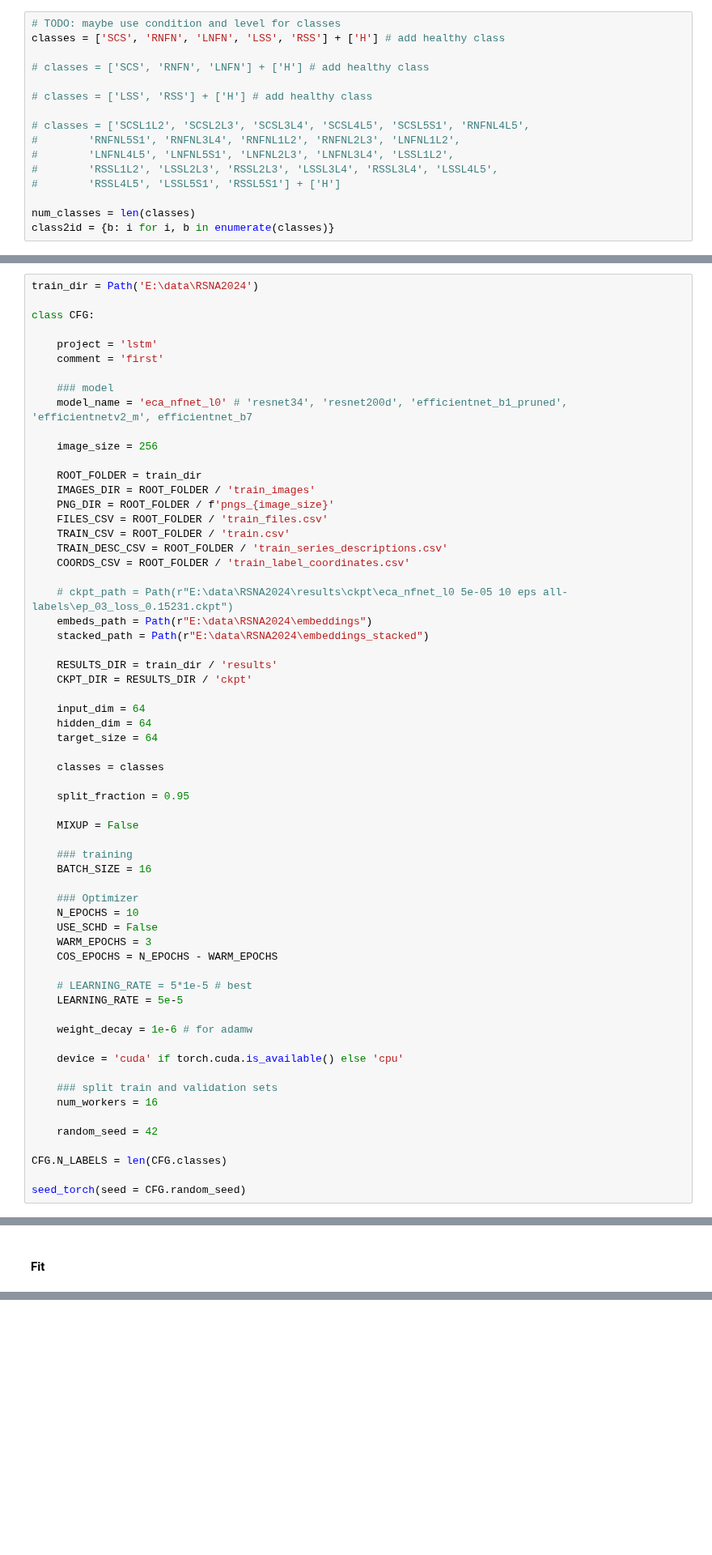
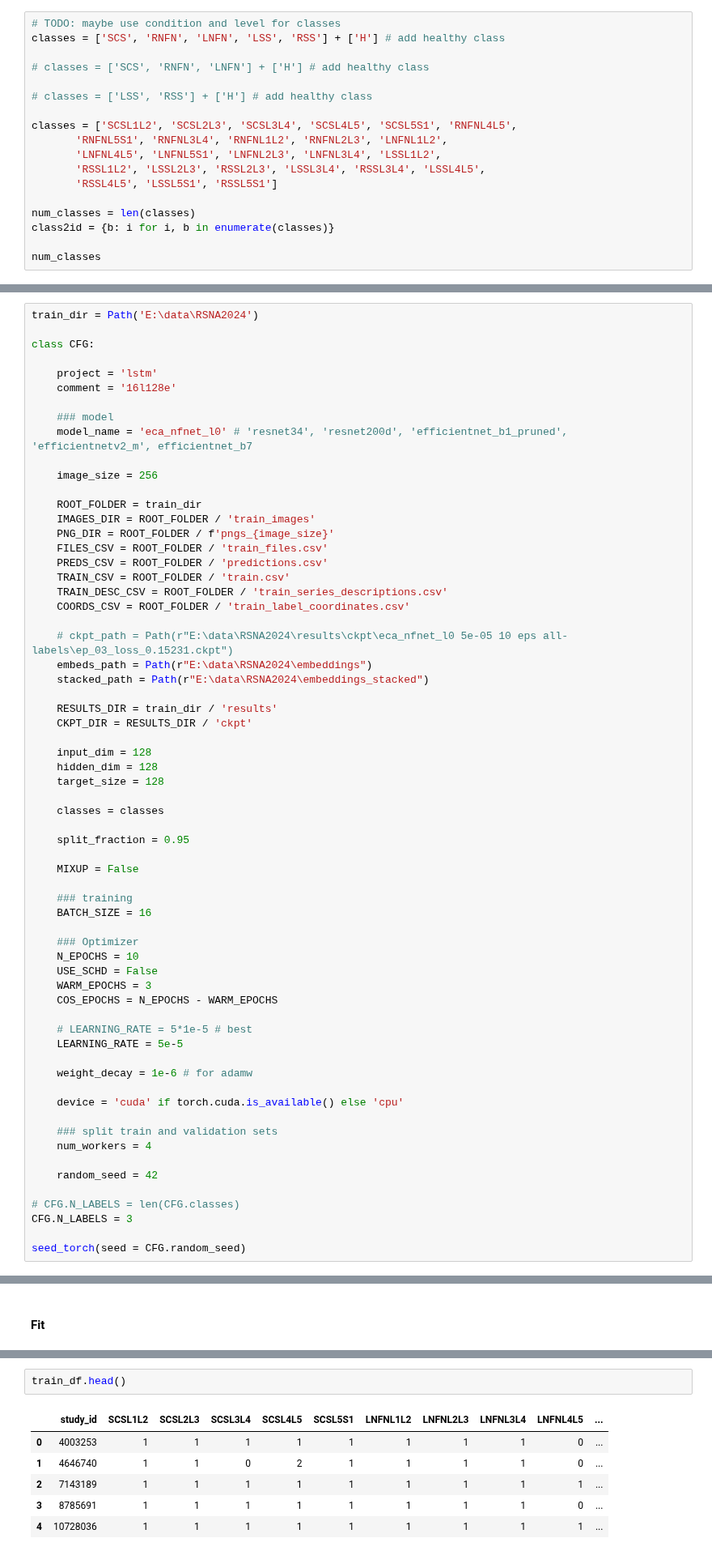
Before and after one commit to rosulucian/deep_learning_playground, a Jupyter notebook: kaggle/RSNA/rnn.ipynb, the cells around one changed output, grey strips where cells are left out. Shown at 81% size. Saved outputs shown, nothing was run; the diff lists cells and outputs as text; blank space fills up the shorter version.

```diff
--- a/kaggle/RSNA/rnn.ipynb
+++ b/kaggle/RSNA/rnn.ipynb
@@ -79,11 +82,13 @@ classes = ['SCS', 'RNFN', 'LNFN', 'LSS', 'RSS'] + ['H'] # add healthy class
 
 # classes = ['LSS', 'RSS'] + ['H'] # add healthy class
 
-# classes = ['SCSL1L2', 'SCSL2L3', 'SCSL3L4', 'SCSL4L5', 'SCSL5S1', 'RNFNL4L5',
-#        'RNFNL5S1', 'RNFNL3L4', 'RNFNL1L2', 'RNFNL2L3', 'LNFNL1L2',
-#        'LNFNL4L5', 'LNFNL5S1', 'LNFNL2L3', 'LNFNL3L4', 'LSSL1L2',
-#        'RSSL1L2', 'LSSL2L3', 'RSSL2L3', 'LSSL3L4', 'RSSL3L4', 'LSSL4L5',
-#        'RSSL4L5', 'LSSL5S1', 'RSSL5S1'] + ['H']
+classes = ['SCSL1L2', 'SCSL2L3', 'SCSL3L4', 'SCSL4L5', 'SCSL5S1', 'RNFNL4L5',
+       'RNFNL5S1', 'RNFNL3L4', 'RNFNL1L2', 'RNFNL2L3', 'LNFNL1L2',
+       'LNFNL4L5', 'LNFNL5S1', 'LNFNL2L3', 'LNFNL3L4', 'LSSL1L2',
+       'RSSL1L2', 'LSSL2L3', 'RSSL2L3', 'LSSL3L4', 'RSSL3L4', 'LSSL4L5',
+       'RSSL4L5', 'LSSL5S1', 'RSSL5S1']
 
 num_classes = len(classes)
 class2id = {b: i for i, b in enumerate(classes)}
+
+num_classes
@@ -93,7 +100,7 @@ train_dir = Path('E:\data\RSNA2024')
 class CFG:
 
     project = 'lstm'
-    comment = 'first'
+    comment = '16l128e'
 
     ### model
     model_name = 'eca_nfnet_l0' # 'resnet34', 'resnet200d', 'efficientnet_b1_pruned', 'efficientnetv2_m', efficientnet_b7
@@ -104,6 +111,7 @@ class CFG:
     IMAGES_DIR = ROOT_FOLDER / 'train_images'
     PNG_DIR = ROOT_FOLDER / f'pngs_{image_size}'
     FILES_CSV = ROOT_FOLDER / 'train_files.csv'
+    PREDS_CSV = ROOT_FOLDER / 'predictions.csv'
     TRAIN_CSV = ROOT_FOLDER / 'train.csv'
     TRAIN_DESC_CSV = ROOT_FOLDER / 'train_series_descriptions.csv'
     COORDS_CSV = ROOT_FOLDER / 'train_label_coordinates.csv'
@@ -115,9 +123,9 @@ class CFG:
     RESULTS_DIR = train_dir / 'results'
     CKPT_DIR = RESULTS_DIR / 'ckpt'
 
-    input_dim = 64
-    hidden_dim = 64
-    target_size = 64
+    input_dim = 128
+    hidden_dim = 128
+    target_size = 128
 
     classes = classes
 
@@ -142,11 +150,12 @@ class CFG:
     device = 'cuda' if torch.cuda.is_available() else 'cpu'
 
     ### split train and validation sets
-    num_workers = 16
+    num_workers = 4
 
     random_seed = 42
 
-CFG.N_LABELS = len(CFG.classes)
+# CFG.N_LABELS = len(CFG.classes)
+CFG.N_LABELS = 3
 
 seed_torch(seed = CFG.random_seed)
 # %%
@@ -704,0 +1119,9 @@ MisconfigurationException: `ModelCheckpoint(monitor='val/loss')` could not find
+# %%
+train_df.head()
+# %% [output]
+|  | study_id | SCSL1L2 | SCSL2L3 | SCSL3L4 | SCSL4L5 | SCSL5S1 | LNFNL1L2 | LNFNL2L3 | LNFNL3L4 | LNFNL4L5 | ... |
+| 0 | 4003253 | 1 | 1 | 1 | 1 | 1 | 1 | 1 | 1 | 0 | ... |
+| 1 | 4646740 | 1 | 1 | 0 | 2 | 1 | 1 | 1 | 1 | 0 | ... |
+| 2 | 7143189 | 1 | 1 | 1 | 1 | 1 | 1 | 1 | 1 | 1 | ... |
+| 3 | 8785691 | 1 | 1 | 1 | 1 | 1 | 1 | 1 | 1 | 0 | ... |
+| 4 | 10728036 | 1 | 1 | 1 | 1 | 1 | 1 | 1 | 1 | 1 | ... |
```
Also changed, not shown: parts of 82 cells of this notebook, 2 other files.
